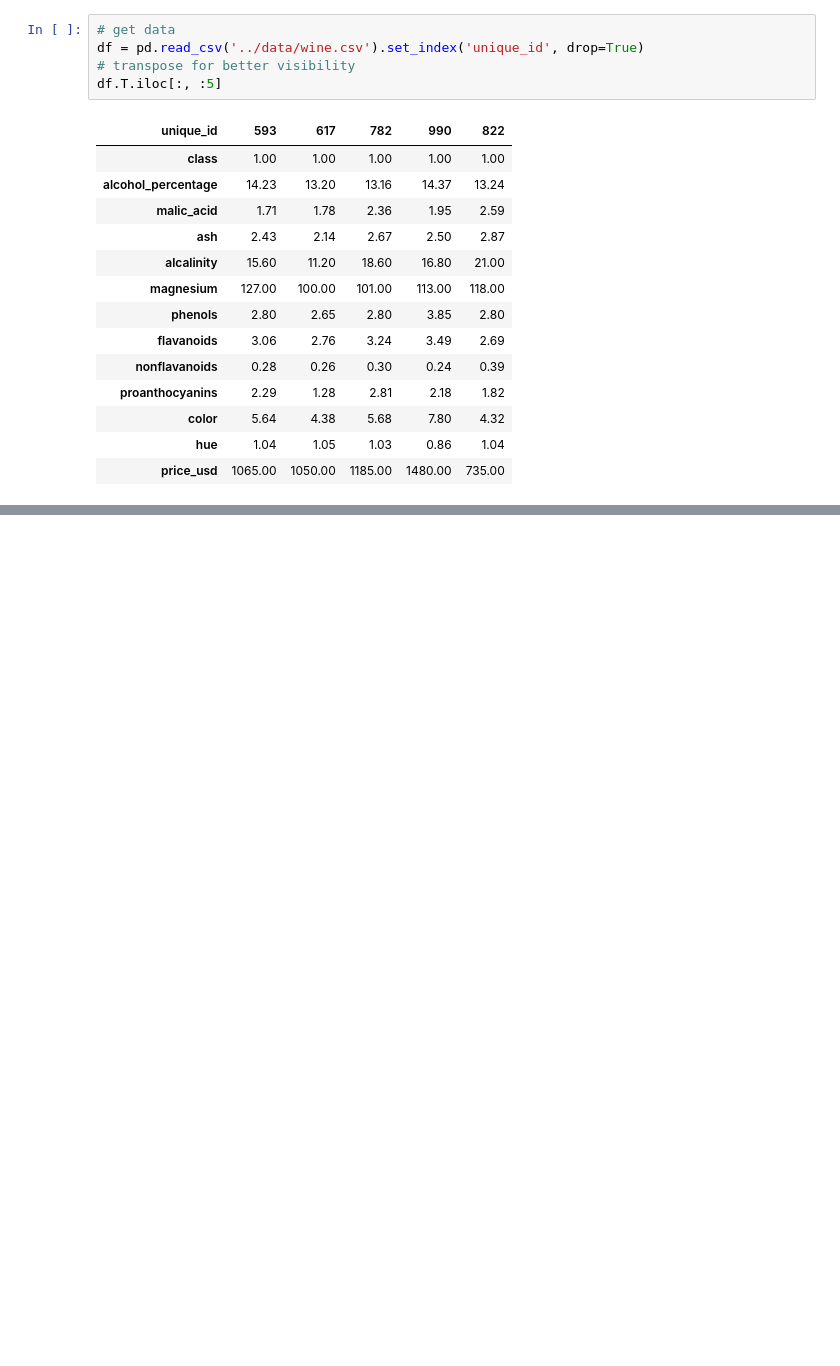
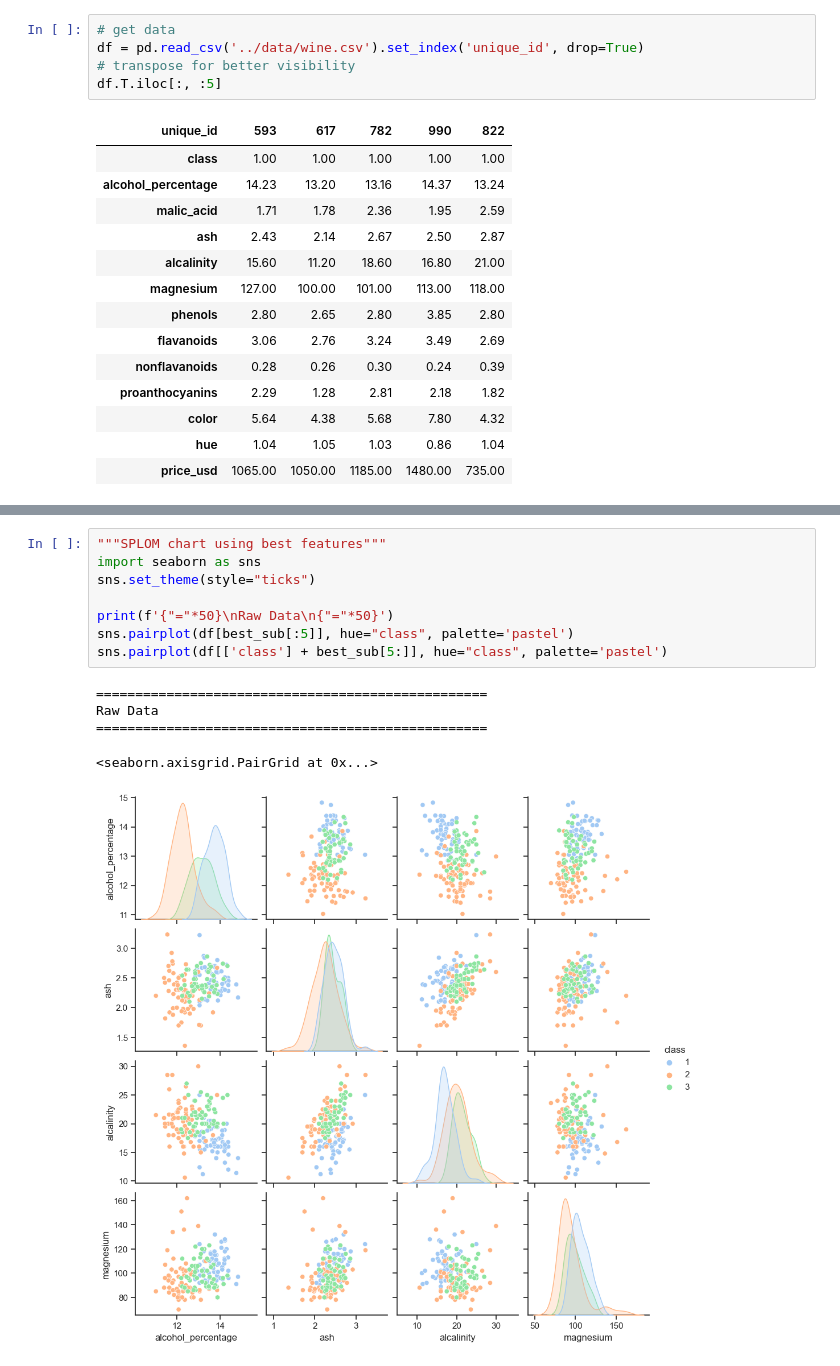
Before and after one commit to ppfenning/AppliedBusiness, a Jupyter notebook: notebooks/ex1.ipynb, the cells around one changed output, grey strips where cells are left out. Cells and saved outputs as stored; diff of their text form; blank space fills up the shorter version.

```diff
--- a/notebooks/ex1.ipynb
+++ b/notebooks/ex1.ipynb
@@ -128,0 +194,14 @@ df_norm.T.iloc[:, :5]
+# %%
+"""SPLOM chart using best features"""
+import seaborn as sns
+sns.set_theme(style="ticks")
+
+print(f'{"="*50}\nRaw Data\n{"="*50}')
+sns.pairplot(df[best_sub[:5]], hue="class", palette='pastel')
+sns.pairplot(df[['class'] + best_sub[5:]], hue="class", palette='pastel')
+# %% [output]
+==================================================
+Raw Data
+==================================================
+<seaborn.axisgrid.PairGrid at 0x...>
+[figure, added]
```
Also changed, not shown: parts of 7 cells of this notebook.
